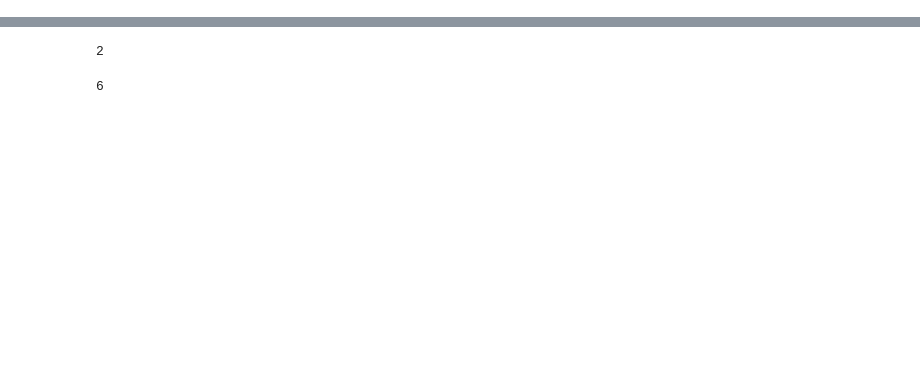
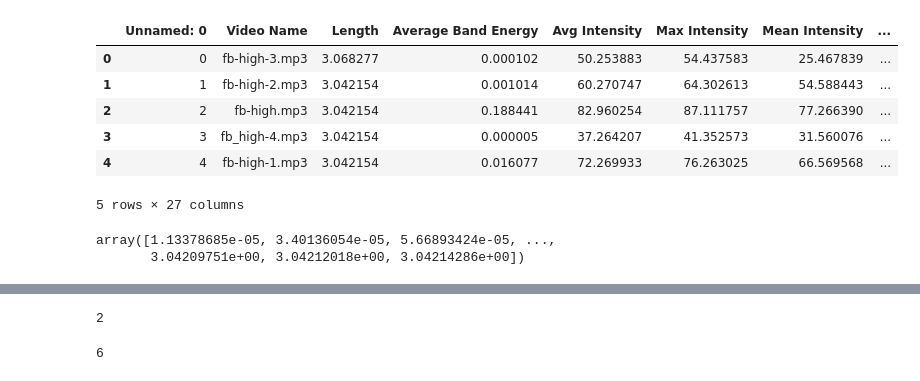
Before and after one commit to ankitshaw/ub-cse546-reinforment-learning-final-project, a Jupyter notebook: audio/audio.ipynb, the cells around one changed output, grey strips where cells are left out. Cells and saved outputs as stored; diff of their text form; code cells hidden in the pictures; blank space fills up the shorter version.

```diff
--- a/audio/audio.ipynb
+++ b/audio/audio.ipynb
@@ -0,0 +269,17 @@
+# %%
+import pandas as pd
+
+pd.read_csv("data_save/audioCues.csv")
+# %% [output]
+|  | Unnamed: 0 | Video Name | Length | Average Band Energy | Avg Intensity | Max Intensity | Mean Intensity | ... |
+| 0 | 0 | fb-high-3.mp3 | 3.068277 | 0.000102 | 50.253883 | 54.437583 | 25.467839 | ... |
+| 1 | 1 | fb-high-2.mp3 | 3.042154 | 0.001014 | 60.270747 | 64.302613 | 54.588443 | ... |
+| 2 | 2 | fb-high.mp3 | 3.042154 | 0.188441 | 82.960254 | 87.111757 | 77.266390 | ... |
+| 3 | 3 | fb_high-4.mp3 | 3.042154 | 0.000005 | 37.264207 | 41.352573 | 31.560076 | ... |
+| 4 | 4 | fb-high-1.mp3 | 3.042154 | 0.016077 | 72.269933 | 76.263025 | 66.569568 | ... |
+5 rows × 27 columns
+# %%
+snd.xs()
+# %% [output]
+array([1.13378685e-05, 3.40136054e-05, 5.66893424e-05, ...,
+       3.04209751e+00, 3.04212018e+00, 3.04214286e+00])
```
Also changed, not shown: parts of 8 cells of this notebook, 3 other files.
